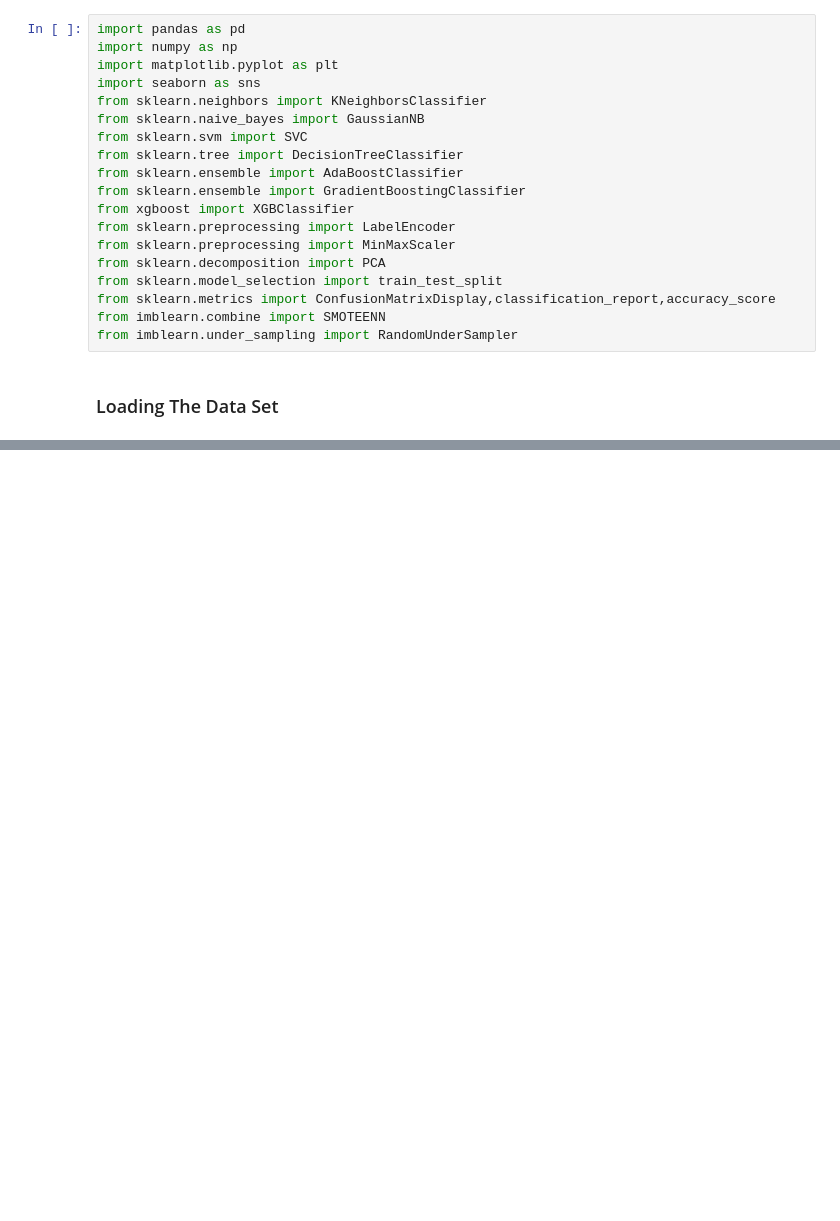
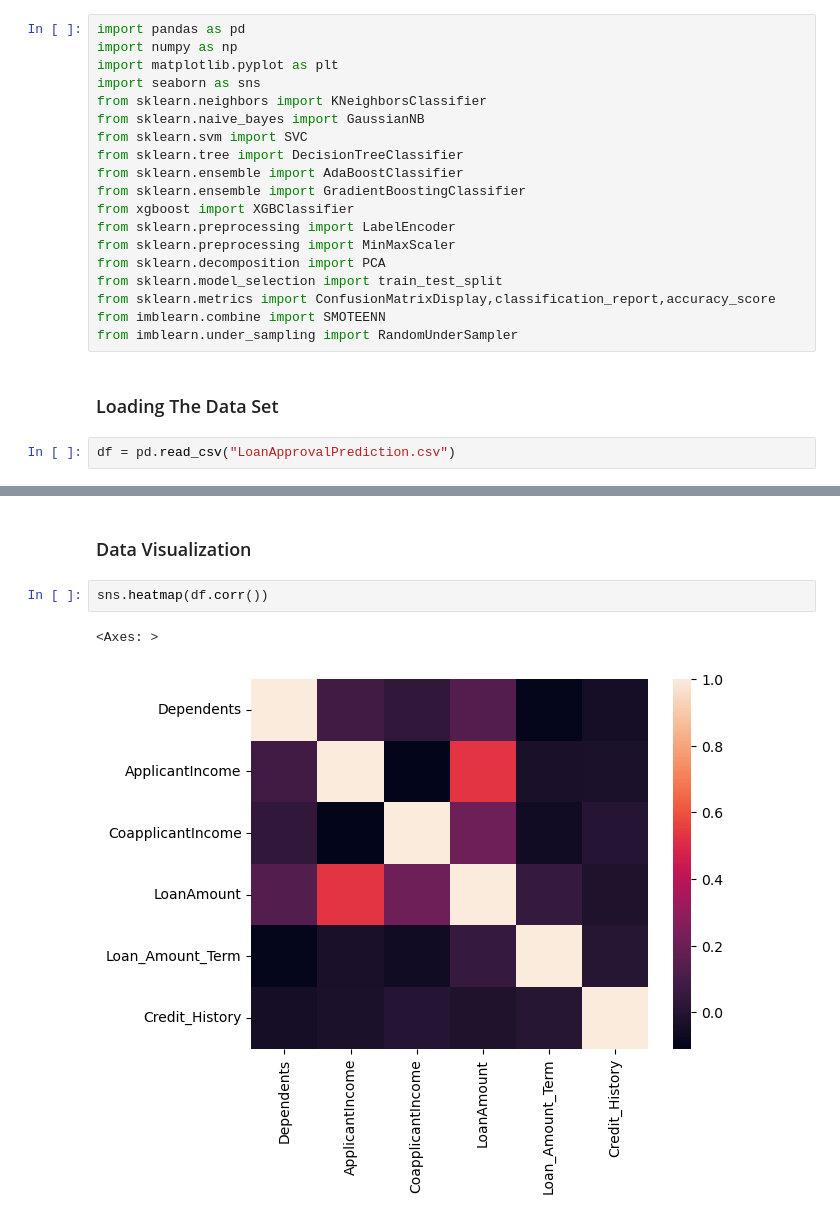
Before and after one commit to Faroui/AiProjects, a Jupyter notebook: LoanApprovalPrediction/LoanApprovalPrediction.ipynb, the cells around one changed output, grey strips where cells are left out. Cells and saved outputs as stored; diff of their text form; blank space fills up the shorter version.

Commit message:
'LoanApprovalPrediction

```diff
--- a/LoanApprovalPrediction/LoanApprovalPrediction.ipynb
+++ b/LoanApprovalPrediction/LoanApprovalPrediction.ipynb
@@ -37,3 +33,5 @@ from imblearn.combine import SMOTEENN
 from imblearn.under_sampling import RandomUnderSampler
 # %% [markdown]
 ### Loading The Data Set
+# %%
+df = pd.read_csv("LoanApprovalPrediction.csv")
@@ -39,0 +215,7 @@ from imblearn.under_sampling import RandomUnderSampler
+# %% [markdown]
+### Data Visualization
+# %%
+sns.heatmap(df.corr())
+# %% [output]
+<Axes: >
+[figure, added]
```
Also changed, not shown: parts of 105 cells of this notebook, 2 other files.
